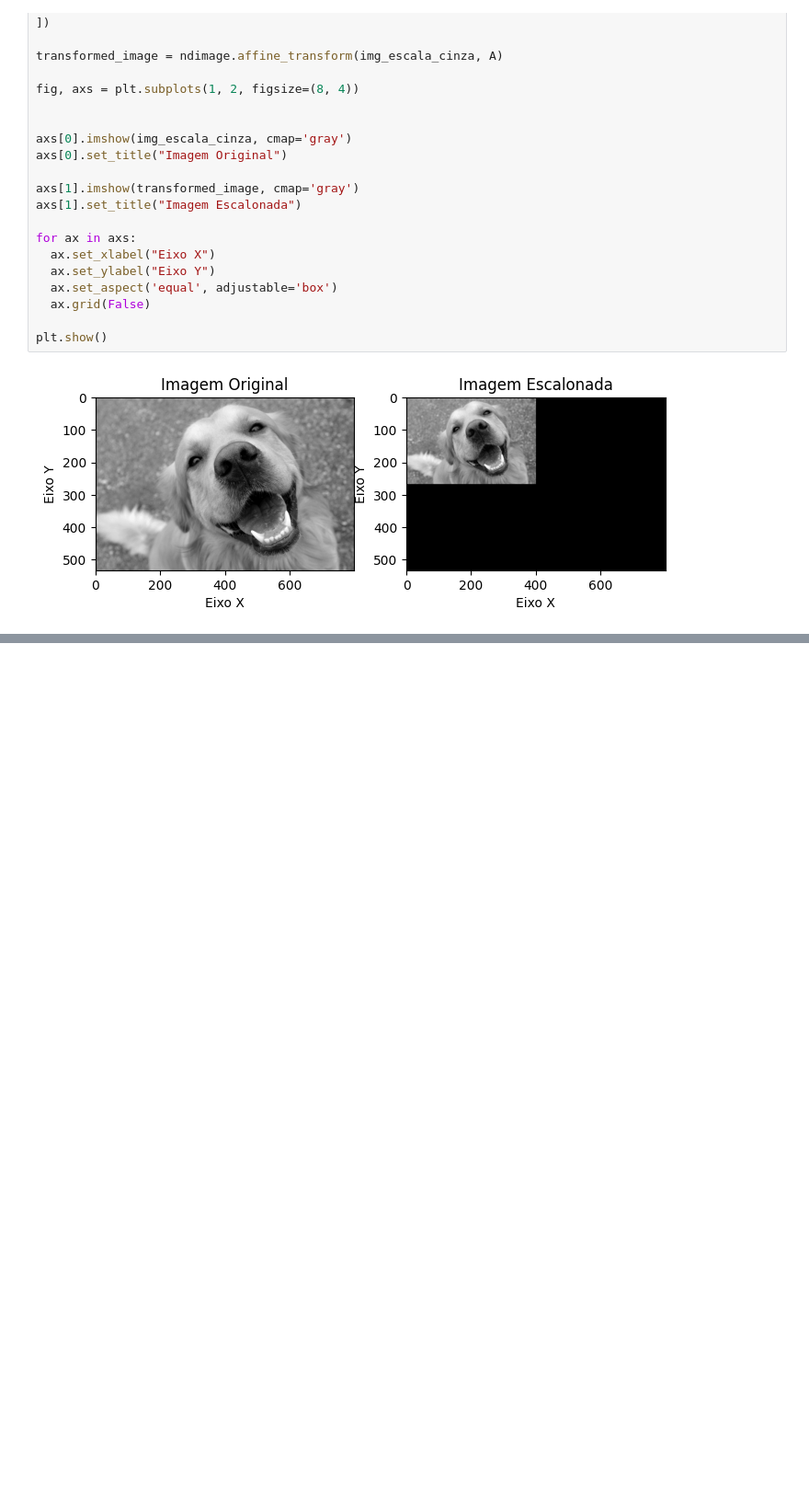
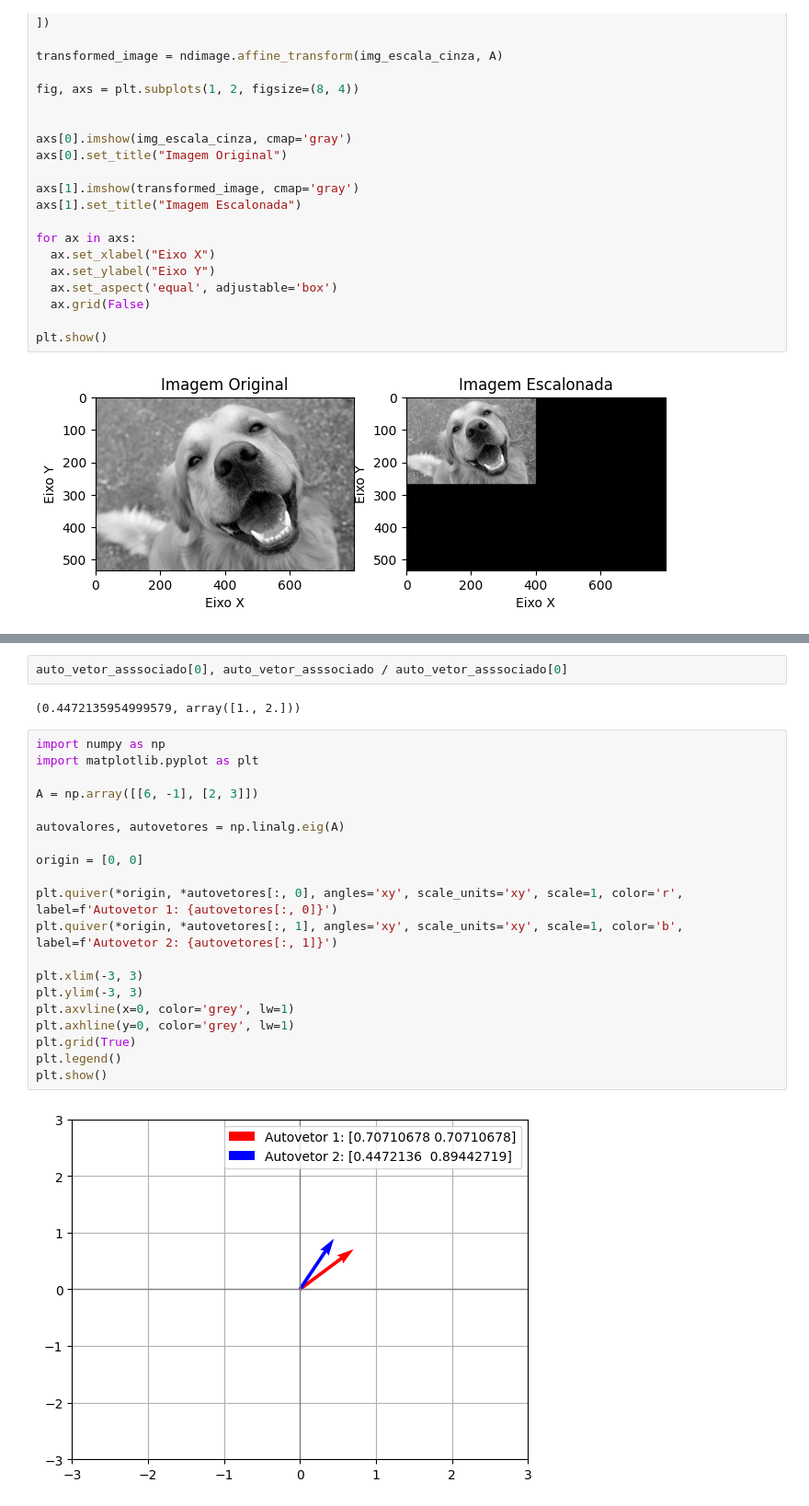
Before and after one commit to miller00315/ia_studies, a Jupyter notebook: lets_code_preparaçao.ipynb, the cells around one changed output, grey strips where cells are left out. Shown at 92% size. Saved outputs shown, nothing was run; the diff lists cells and outputs as text; blank space fills up the shorter version.

```diff
--- a/lets_code_preparaçao.ipynb
+++ b/lets_code_preparaçao.ipynb
@@ -646,0 +697,26 @@ plt.show()
+# %%
+auto_vetor_asssociado[0], auto_vetor_asssociado / auto_vetor_asssociado[0]
+# %% [output]
+(0.4472135954999579, array([1., 2.]))
+# %%
+import numpy as np
+import matplotlib.pyplot as plt
+
+A = np.array([[6, -1], [2, 3]])
+
+autovalores, autovetores = np.linalg.eig(A)
+
+origin = [0, 0]
+
+plt.quiver(*origin, *autovetores[:, 0], angles='xy', scale_units='xy', scale=1, color='r', label=f'Autovetor 1: {autovetores[:, 0]}')
+plt.quiver(*origin, *autovetores[:, 1], angles='xy', scale_units='xy', scale=1, color='b', label=f'Autovetor 2: {autovetores[:, 1]}')
+
+plt.xlim(-3, 3)
+plt.ylim(-3, 3)
+plt.axvline(x=0, color='grey', lw=1)
+plt.axhline(y=0, color='grey', lw=1)
+plt.grid(True)
+plt.legend()
+plt.show()
+# %% [output]
+[figure, added]
```
Also changed, not shown: parts of 30 cells of this notebook.
